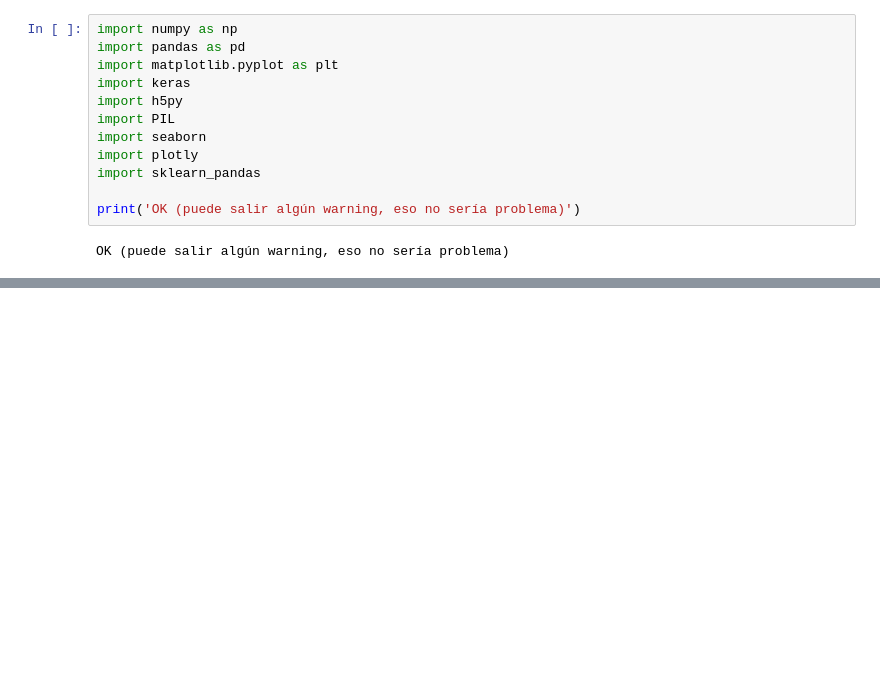
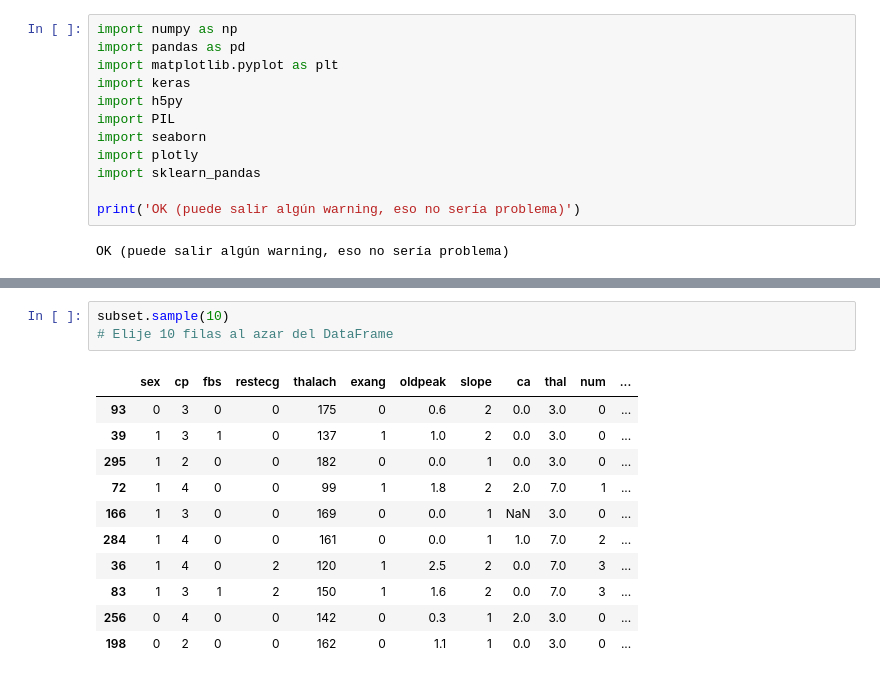
Before and after one commit to IgnacioLopez04/TP_ML_Bellotti_Lopez_Trinchieri, a Jupyter notebook: TP1.ipynb, the cells around one changed output, grey strips where cells are left out. Saved outputs shown, nothing was run; the diff lists cells and outputs as text; blank space fills up the shorter version.

```diff
--- a/TP1.ipynb
+++ b/TP1.ipynb
@@ -19,0 +88,15 @@ FileNotFoundError: [Errno 2] No such file or directory: './heart_disease_data_wi
+# %%
+subset.sample(10)
+# Elije 10 filas al azar del DataFrame
+# %% [output]
+|  | sex | cp | fbs | restecg | thalach | exang | oldpeak | slope | ca | thal | num | ... |
+| 93 | 0 | 3 | 0 | 0 | 175 | 0 | 0.6 | 2 | 0.0 | 3.0 | 0 | ... |
+| 39 | 1 | 3 | 1 | 0 | 137 | 1 | 1.0 | 2 | 0.0 | 3.0 | 0 | ... |
+| 295 | 1 | 2 | 0 | 0 | 182 | 0 | 0.0 | 1 | 0.0 | 3.0 | 0 | ... |
+| 72 | 1 | 4 | 0 | 0 | 99 | 1 | 1.8 | 2 | 2.0 | 7.0 | 1 | ... |
+| 166 | 1 | 3 | 0 | 0 | 169 | 0 | 0.0 | 1 | NaN | 3.0 | 0 | ... |
+| 284 | 1 | 4 | 0 | 0 | 161 | 0 | 0.0 | 1 | 1.0 | 7.0 | 2 | ... |
+| 36 | 1 | 4 | 0 | 2 | 120 | 1 | 2.5 | 2 | 0.0 | 7.0 | 3 | ... |
+| 83 | 1 | 3 | 1 | 2 | 150 | 1 | 1.6 | 2 | 0.0 | 7.0 | 3 | ... |
+| 256 | 0 | 4 | 0 | 0 | 142 | 0 | 0.3 | 1 | 2.0 | 3.0 | 0 | ... |
+| 198 | 0 | 2 | 0 | 0 | 162 | 0 | 1.1 | 1 | 0.0 | 3.0 | 0 | ... |
```
Also changed, not shown: parts of 10 cells of this notebook.
